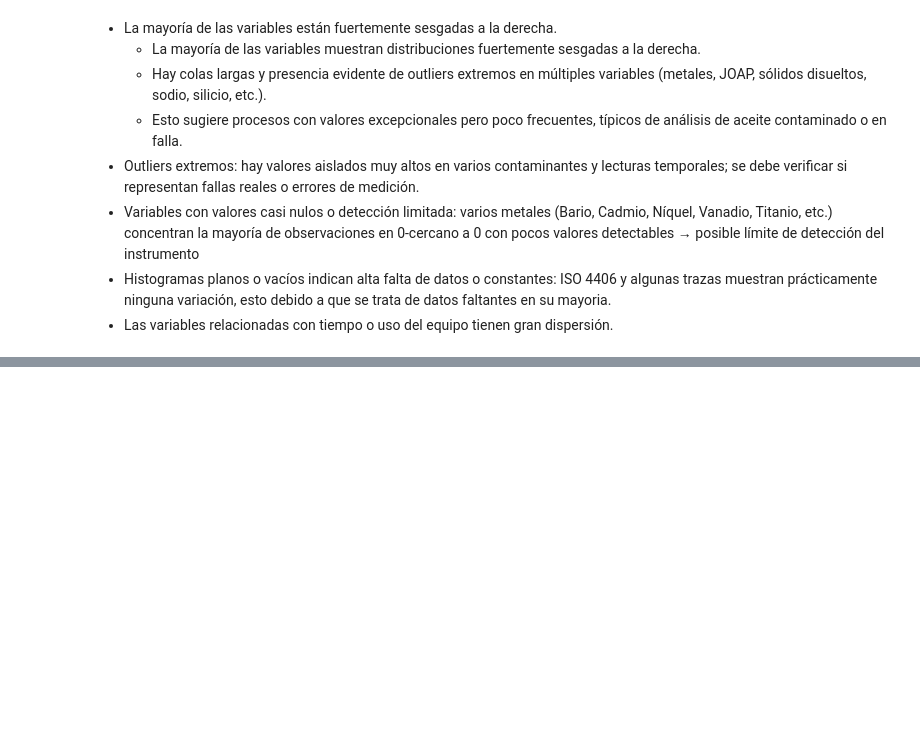
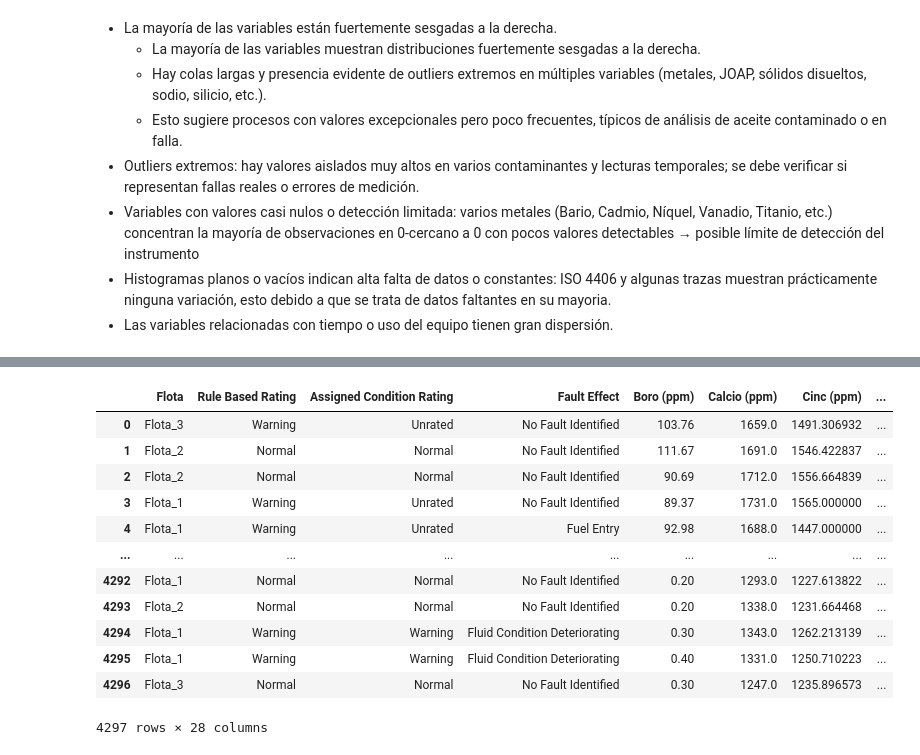
Before and after one commit to darturo12/Tesis-de-Grado-MIAD-, a Jupyter notebook: Exploración/Exploración de datos.ipynb, the cells around one changed output, grey strips where cells are left out. Saved outputs shown, nothing was run; the diff lists cells and outputs as text; code cells hidden in the pictures; blank space fills up the shorter version.

```diff
--- a/Exploración/Exploración de datos.ipynb
+++ b/Exploración/Exploración de datos.ipynb
@@ -858,0 +1063,16 @@ plt.show()
+# %%
+data_cleaned
+# %% [output]
+|  | Flota | Rule Based Rating | Assigned Condition Rating | Fault Effect | Boro (ppm) | Calcio (ppm) | Cinc (ppm) | ... |
+| 0 | Flota_3 | Warning | Unrated | No Fault Identified | 103.76 | 1659.0 | 1491.306932 | ... |
+| 1 | Flota_2 | Normal | Normal | No Fault Identified | 111.67 | 1691.0 | 1546.422837 | ... |
+| 2 | Flota_2 | Normal | Normal | No Fault Identified | 90.69 | 1712.0 | 1556.664839 | ... |
+| 3 | Flota_1 | Warning | Unrated | No Fault Identified | 89.37 | 1731.0 | 1565.000000 | ... |
+| 4 | Flota_1 | Warning | Unrated | Fuel Entry | 92.98 | 1688.0 | 1447.000000 | ... |
+| ... | ... | ... | ... | ... | ... | ... | ... | ... |
+| 4292 | Flota_1 | Normal | Normal | No Fault Identified | 0.20 | 1293.0 | 1227.613822 | ... |
+| 4293 | Flota_2 | Normal | Normal | No Fault Identified | 0.20 | 1338.0 | 1231.664468 | ... |
+| 4294 | Flota_1 | Warning | Warning | Fluid Condition Deteriorating | 0.30 | 1343.0 | 1262.213139 | ... |
+| 4295 | Flota_1 | Warning | Warning | Fluid Condition Deteriorating | 0.40 | 1331.0 | 1250.710223 | ... |
+| 4296 | Flota_3 | Normal | Normal | No Fault Identified | 0.30 | 1247.0 | 1235.896573 | ... |
+4297 rows × 28 columns
```
Also changed, not shown: parts of 22 cells of this notebook, 2 other files.
